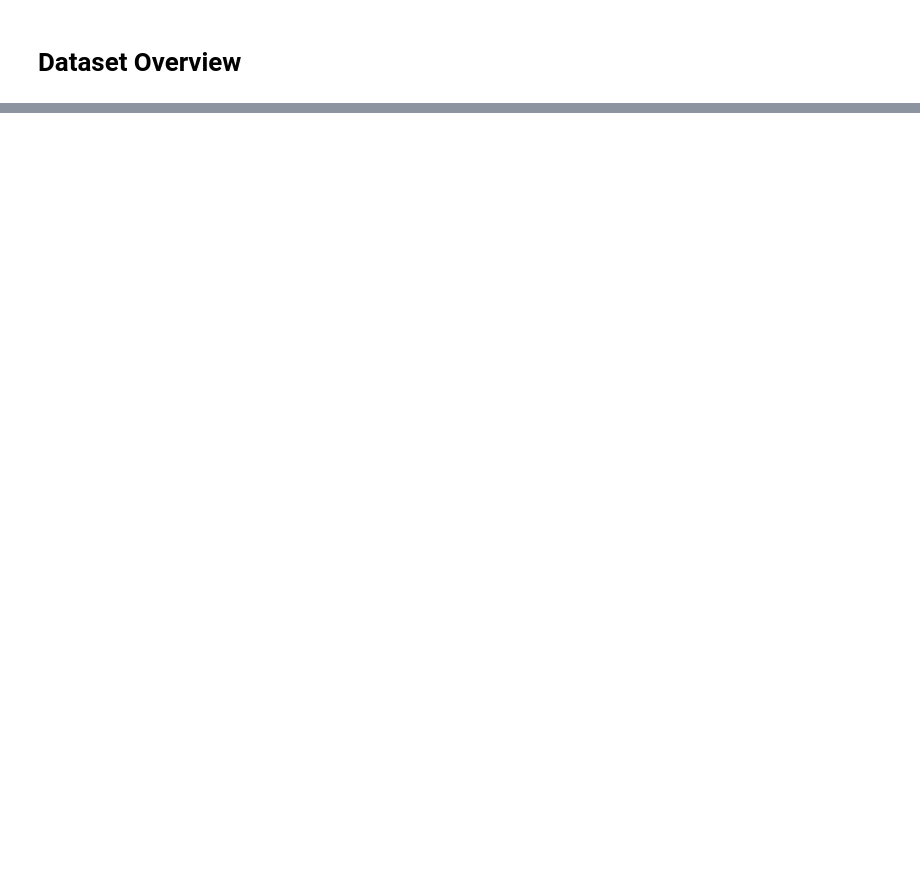
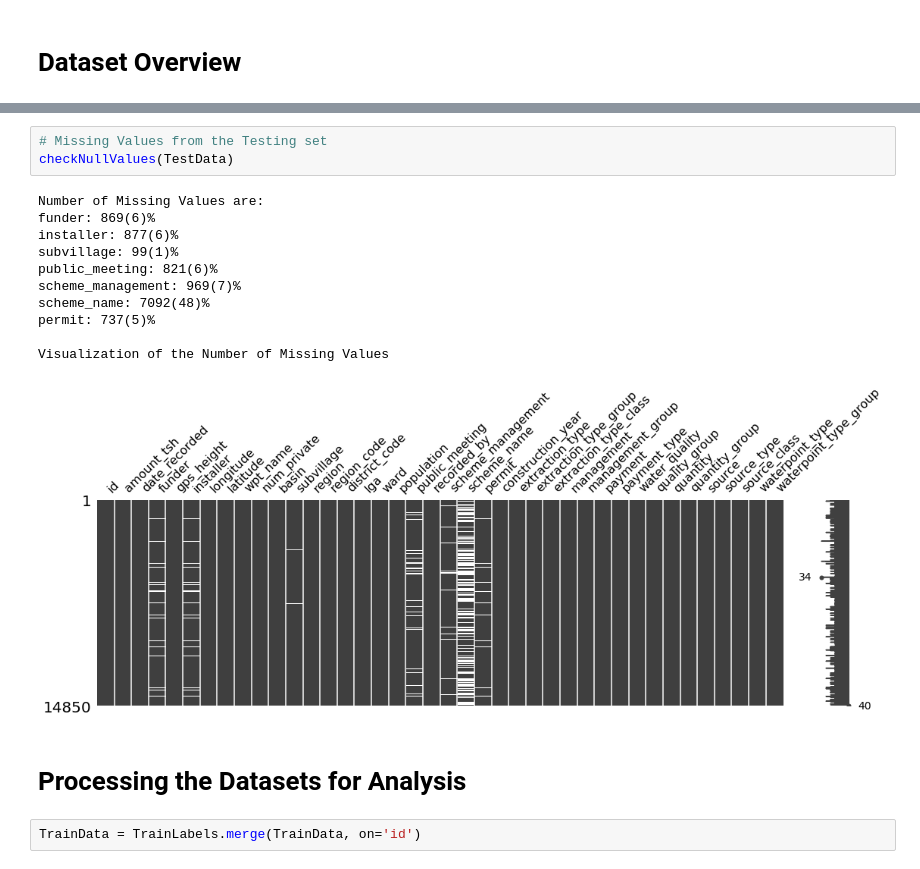
Before and after one commit to Jarmos-san/PumpItUp, a Jupyter notebook: 1_Overview.ipynb, the cells around one changed output, grey strips where cells are left out. Saved outputs shown, nothing was run; the diff lists cells and outputs as text; blank space fills up the shorter version.

```diff
--- a/1_Overview.ipynb
+++ b/1_Overview.ipynb
@@ -337,0 +260,19 @@ It appears that `Surived`, `Sex`& `Embarked` are nominal while `Pclass`, `Age`,
+# %%
+# Missing Values from the Testing set
+checkNullValues(TestData)
+# %% [output]
+Number of Missing Values are:
+funder: 869(6)%
+installer: 877(6)%
+subvillage: 99(1)%
+public_meeting: 821(6)%
+scheme_management: 969(7)%
+scheme_name: 7092(48)%
+permit: 737(5)%
+
+Visualization of the Number of Missing Values
+[figure, added]
+# %% [markdown]
+# Processing the Datasets for Analysis
+# %%
+TrainData = TrainLabels.merge(TrainData, on='id')
```
Also changed, not shown: parts of 48 cells of this notebook.
